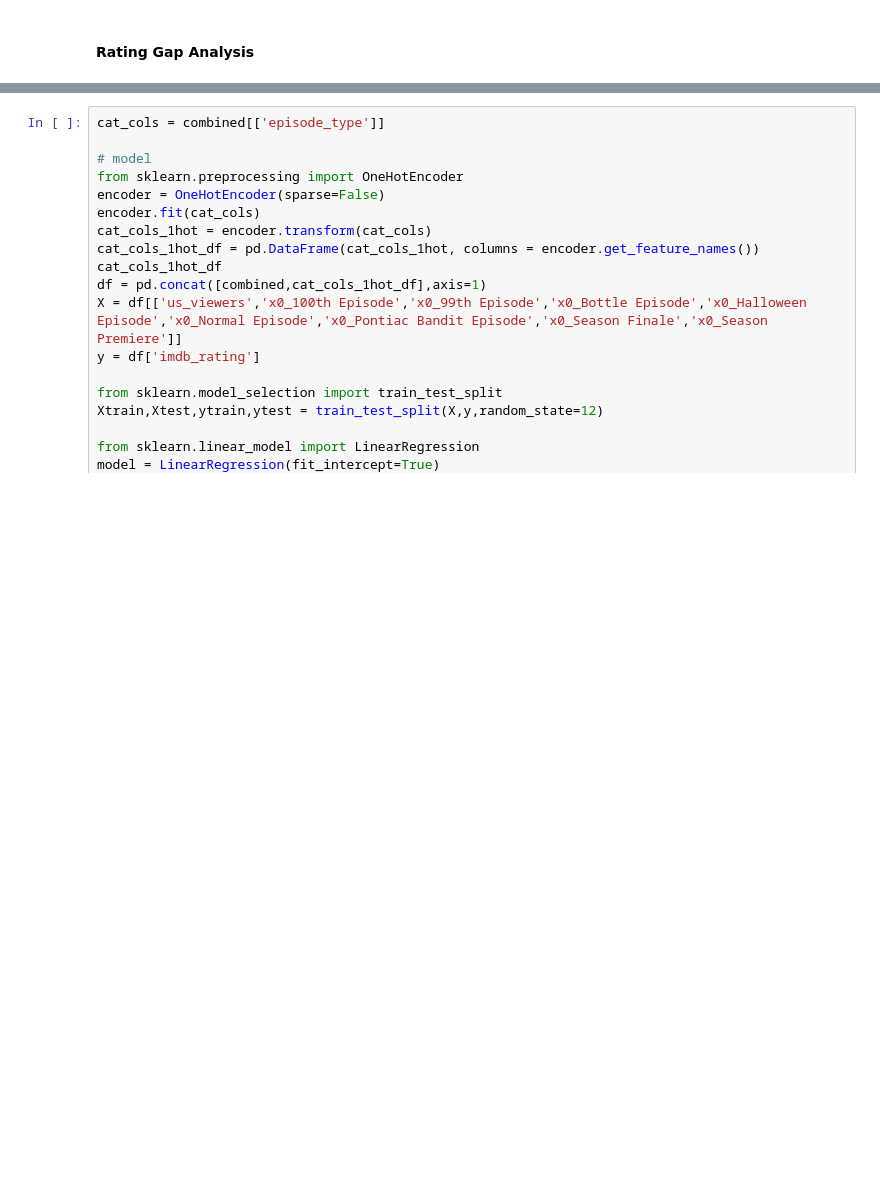
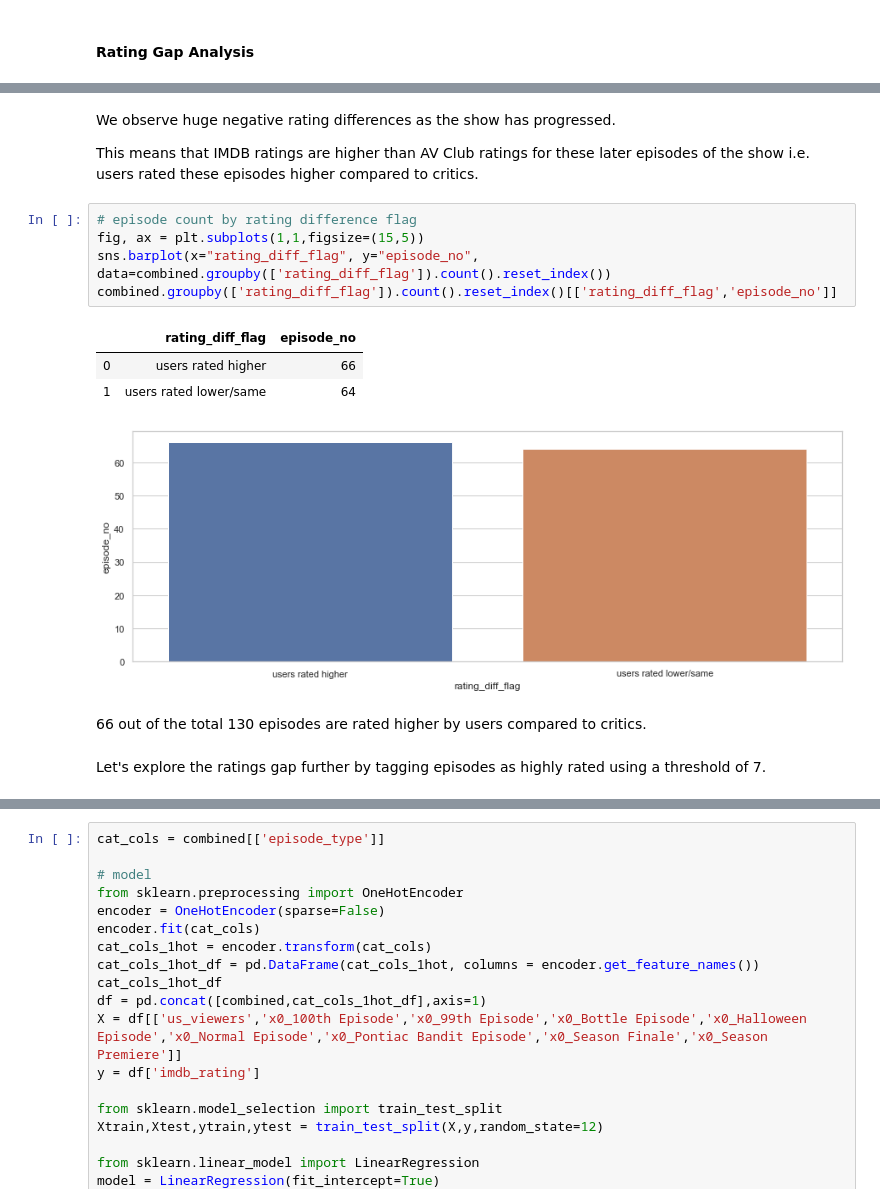
Before and after one commit to jagrutijoshi2603/Python-for-Data-Science-Project, a Jupyter notebook: Project.ipynb, the cells around one changed output, grey strips where cells are left out. Drawn from its saved outputs; the diff is of its cells as text; blank space fills up the shorter version.

```diff
--- a/Project.ipynb
+++ b/Project.ipynb
@@ -603,0 +630,18 @@ plt.legend()
+# %% [markdown]
+We observe huge negative rating differences as the show has progressed.
+
+This means that IMDB ratings are higher than AV Club ratings for these later episodes of the show i.e. users rated these episodes higher compared to critics.
+# %%
+# episode count by rating difference flag
+fig, ax = plt.subplots(1,1,figsize=(15,5))
+sns.barplot(x="rating_diff_flag", y="episode_no", data=combined.groupby(['rating_diff_flag']).count().reset_index())
+combined.groupby(['rating_diff_flag']).count().reset_index()[['rating_diff_flag','episode_no']]
+# %% [output]
+|  | rating_diff_flag | episode_no |
+| 0 | users rated higher | 66 |
+| 1 | users rated lower/same | 64 |
+[figure, added]
+# %% [markdown]
+66 out of the total 130 episodes are rated higher by users compared to critics.
+# %% [markdown]
+Let's explore the ratings gap further by tagging episodes as highly rated using a threshold of 7.
```
Also changed, not shown: parts of 14 cells of this notebook.
